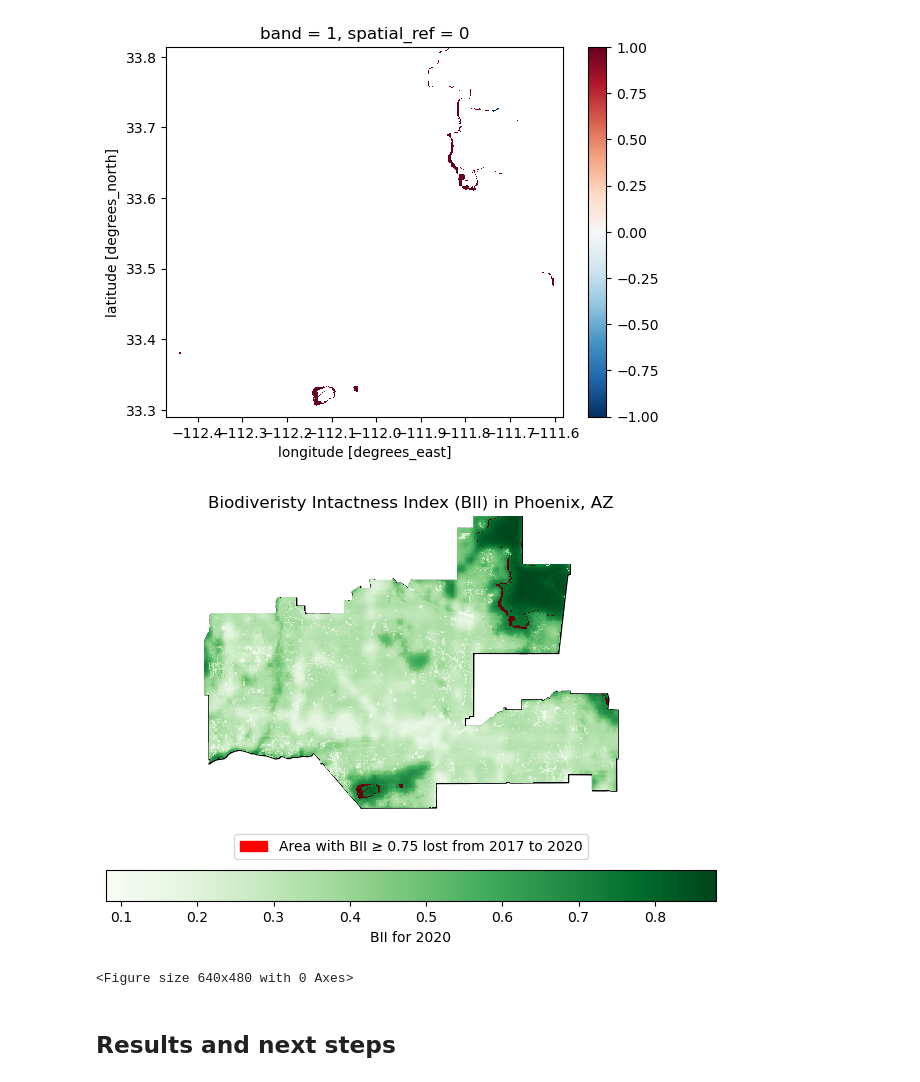
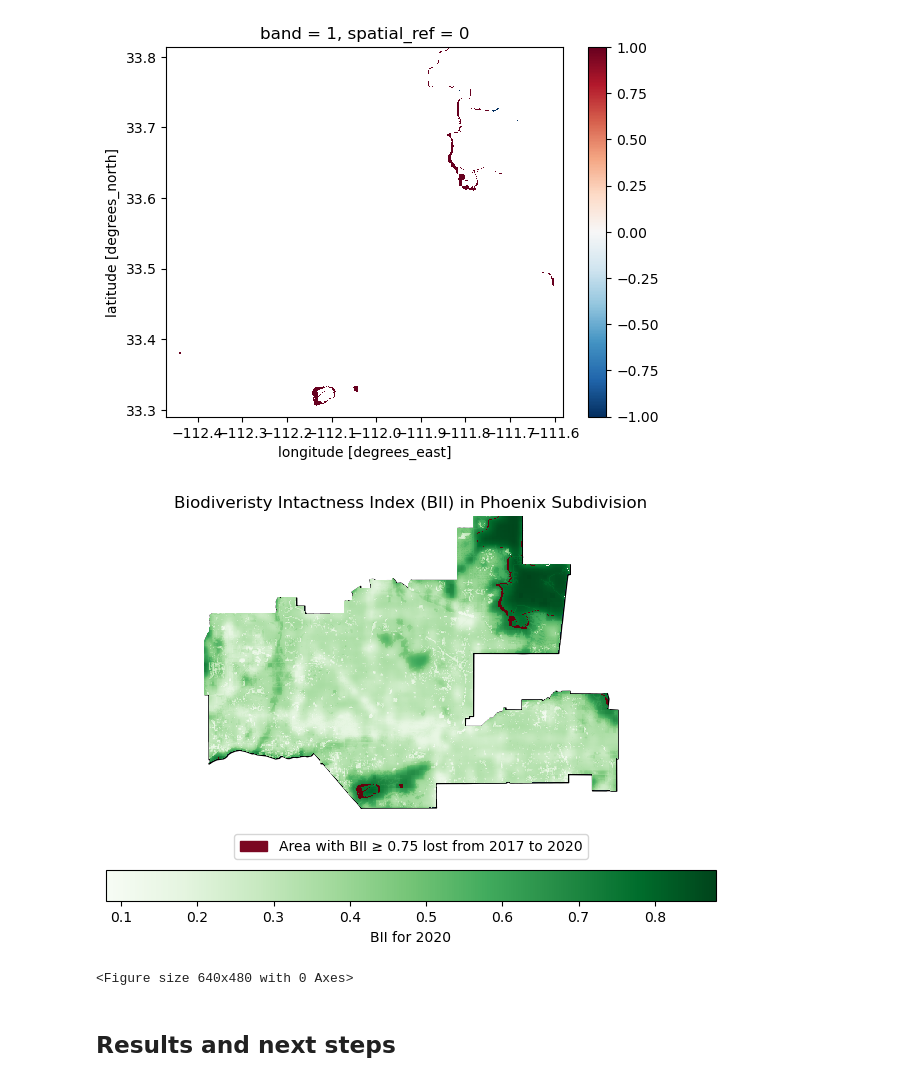
Before and after one commit to IsabellaSegarra/biodiversity-intactness, a Jupyter notebook: biodiversity-intactness.ipynb, the cells around one changed output. Drawn from its saved outputs; the diff is of its cells as text; code cells hidden in the pictures.

```diff
--- a/biodiversity-intactness.ipynb
+++ b/biodiversity-intactness.ipynb
@@ -228,12 +240,16 @@ In this section, I will calculate the percentage of area of the Phoenix subdivis
 - Calculate the percent change of area
 
 This produces a boolean where 0 is the geometries that are not at least 0.75 BII and 1 for geometries that are at least 0.75 BII.
+# %%
+# Mask 2017 raster
+mask_2017 = bio_2017.where(bio_2017 != 'nan') # Filters for cells that are NOT nan
+mask_2020 = bio_2020.where(bio_2020 != 'nan')
 # %%
 
 # Filter the bio_2017 raster to BII greater than or equal to 0.75
-bio_2017_filtered = bio_2017 >= 0.75 # produces a boolean
+bio_2017_filtered = mask_2017 >= 0.75 # produces a boolean
 # Get percentage change
-perc_bio_2017 =(bio_2017_filtered.sum()/bio_2017_filtered.count()) * 100
+perc_bio_2017 =(bio_2017_filtered.sum()/mask_2017.count()) * 100
 
 print(f"The percentage of Phoenix subdivision with a BII of at least 0.75 in 2017 is {perc_bio_2017.item():.2f} %.")
 # %% [output]
@@ -241,8 +257,8 @@ The percentage of Phoenix subdivision with a BII of at least 0.75 in 2017 is 4.1
 # %%
 # Filter the bio_2020 raster to BII greater than or equal to 0.75
-bio_2020_filtered = bio_2020 >= 0.75 # produces a boolean
+bio_2020_filtered = mask_2020 >= 0.75 # produces a boolean
 # Get percentage change
-perc_bio_2020 =(bio_num_2020.sum()/bio_num_2020.count()) * 100
+perc_bio_2020 =(bio_2020_filtered.sum()/mask_2020.count()) * 100
 
 print(f"The percentage of Phoenix subdivision with a BII of at least 0.75 in 2020 is {perc_bio_2020.item():.2f} %.")
 # %% [output]
@@ -283,29 +299,29 @@ bio_change.plot()
 # %%
 fig, ax = plt.subplots()
 ax.axis('off')
 
 # Add phoenix border
 phoenix_az.plot(ax = ax, edgecolor = 'black')
 
 # Add 2017 plot as background
 bio_2020.plot(ax = ax, cmap = 'Greens', cbar_kwargs = {'location': 'bottom', 'label':'BII for 2020'})
 
 # Add loss
 bio_change.plot(ax = ax, cmap = "Reds", add_colorbar = False)
 
 # Add title
 ax.set_title("Biodiveristy Intactness Index (BII) in Phoenix Subdivision", fontsize=12)
 
 # Adjust legend
-legend_elements = [mpatches.Patch(facecolor='red', edgecolor='r',
+legend_elements = [mpatches.Patch(facecolor='#7b0722', edgecolor='#7b0722',
 label='Area with BII ≥ 0.75 lost from 2017 to 2020')]
 ax.legend(handles=legend_elements, loc='lower center', bbox_to_anchor=(0.5, -0.2), ncol=5)
 
 plt.tight_layout()
 plt.show()
 plt.savefig('BII_change_map.png', dpi=300, transparent=True)
 # %% [output]
-[figure, old version]
+[figure, new version]
 <Figure size 640x480 with 0 Axes>
 # %% [markdown]
 ## Results and next steps
```
Also changed, not shown: parts of 18 cells of this notebook.
